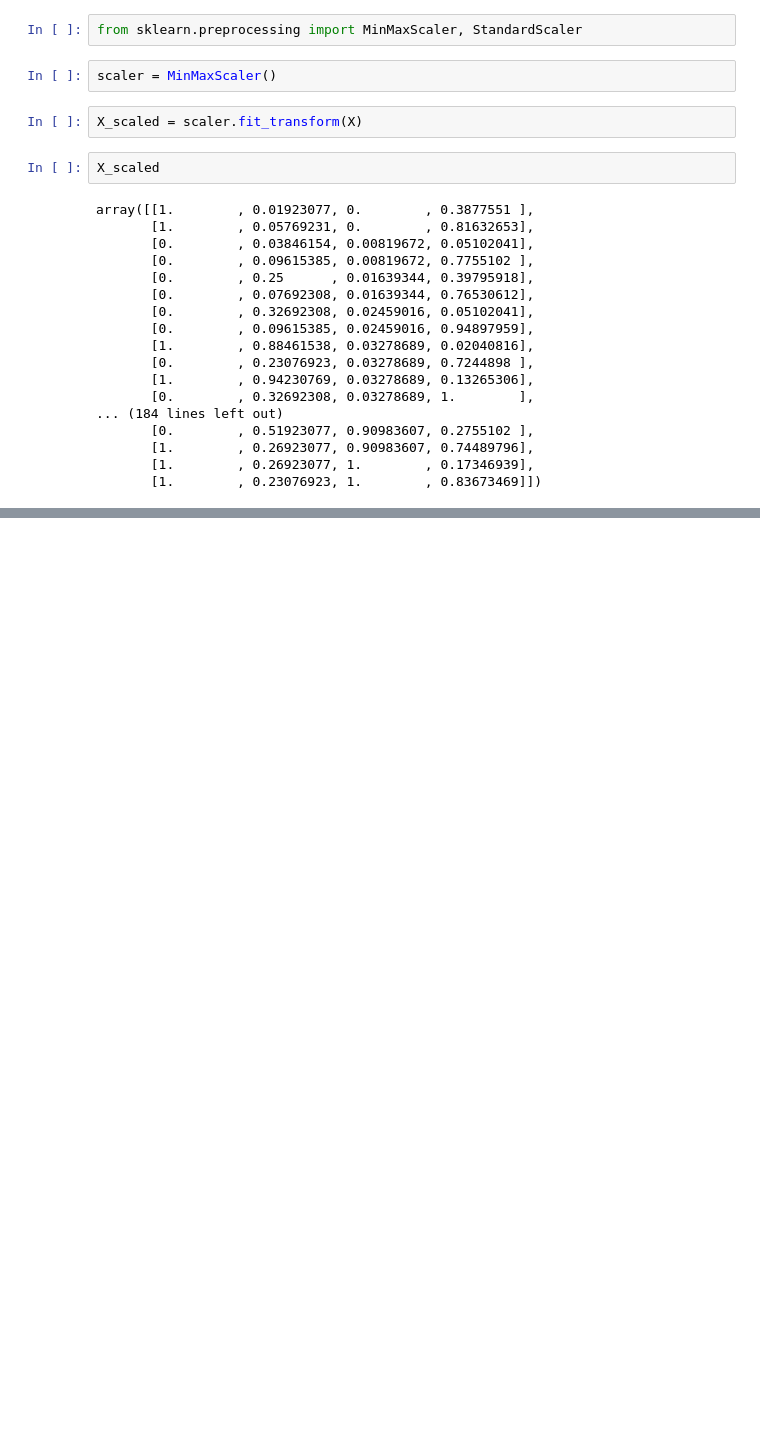
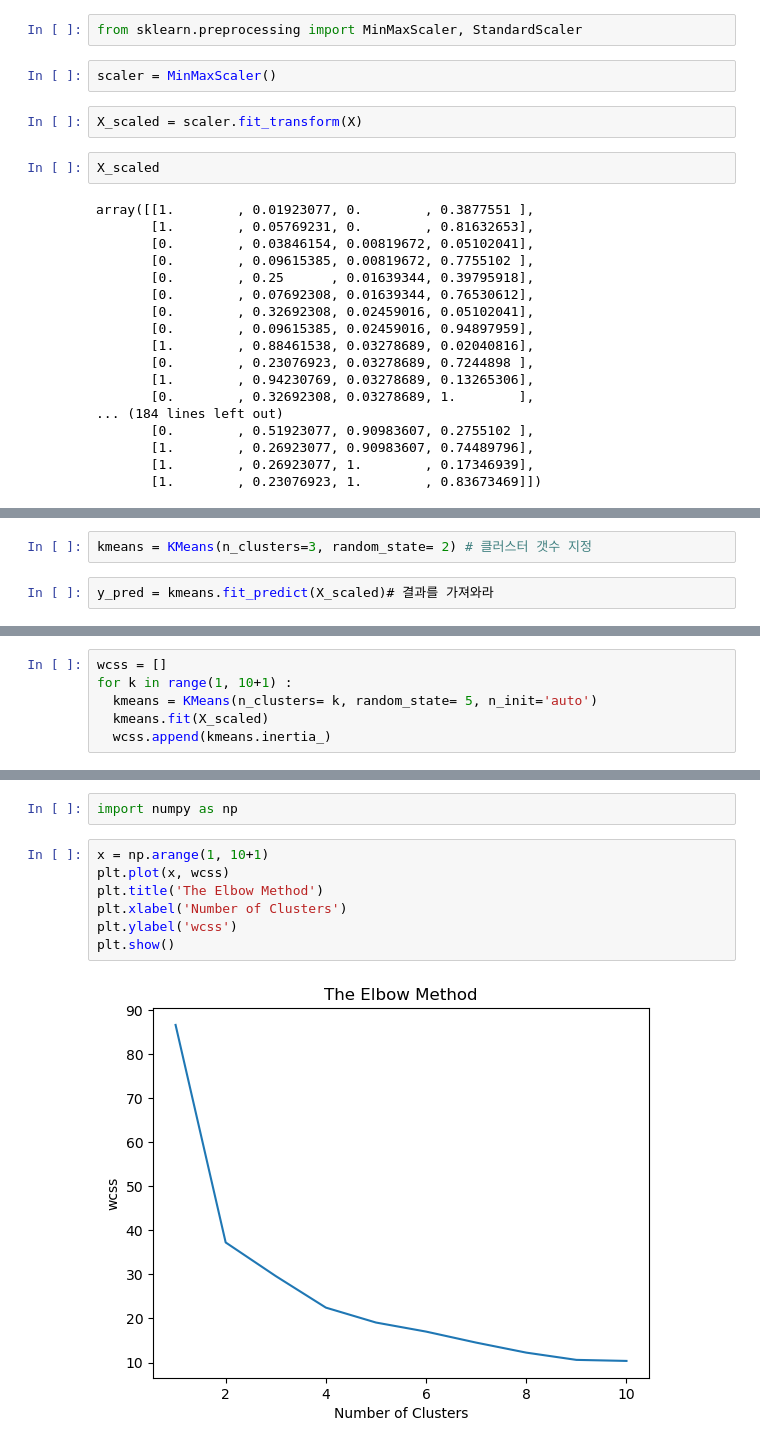
Before and after one commit to jujaehong/streamlit_pytis, a Jupyter notebook: k-Means.ipynb, the cells around one changed output, grey strips where cells are left out. Cells and saved outputs as stored; diff of their text form; blank space fills up the shorter version.

```diff
--- a/k-Means.ipynb
+++ b/k-Means.ipynb
@@ -175,0 +197,4 @@ array([[1.        , 0.01923077, 0.        , 0.3877551 ],
+# %%
+kmeans = KMeans(n_clusters=3, random_state= 2) # 클러스터 갯수 지정
+# %%
+y_pred = kmeans.fit_predict(X_scaled)# 결과를 가져와라
@@ -175,0 +256,6 @@ array([[1.        , 0.01923077, 0.        , 0.3877551 ],
+# %%
+wcss = []
+for k in range(1, 10+1) :
+  kmeans = KMeans(n_clusters= k, random_state= 5, n_init='auto')
+  kmeans.fit(X_scaled)
+  wcss.append(kmeans.inertia_)
@@ -175,0 +275,11 @@ array([[1.        , 0.01923077, 0.        , 0.3877551 ],
+# %%
+import numpy as np
+# %%
+x = np.arange(1, 10+1)
+plt.plot(x, wcss)
+plt.title('The Elbow Method')
+plt.xlabel('Number of Clusters')
+plt.ylabel('wcss')
+plt.show()
+# %% [output]
+[figure, added]
```
Also changed, not shown: parts of 25 cells of this notebook, 1 other file.
